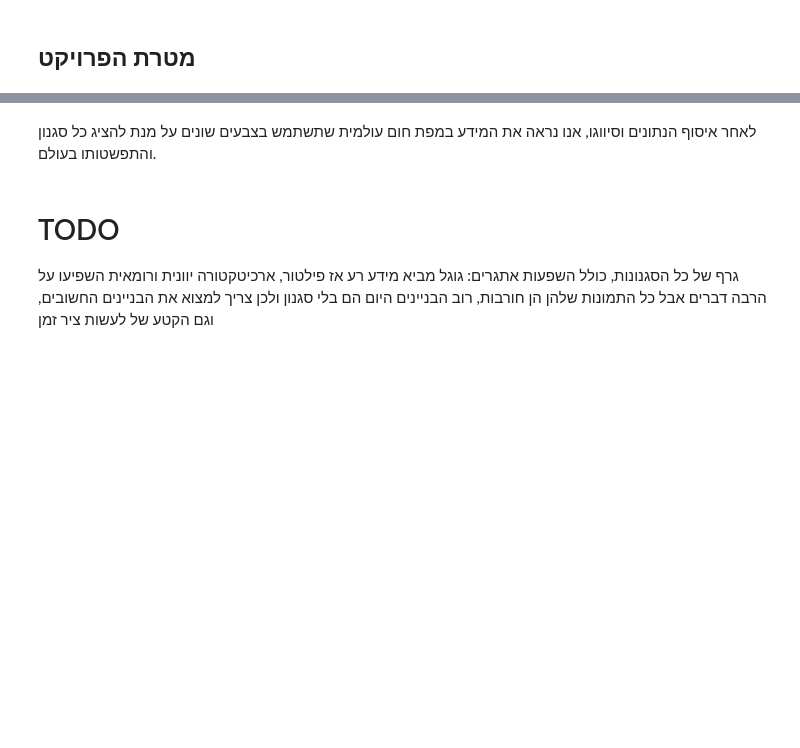
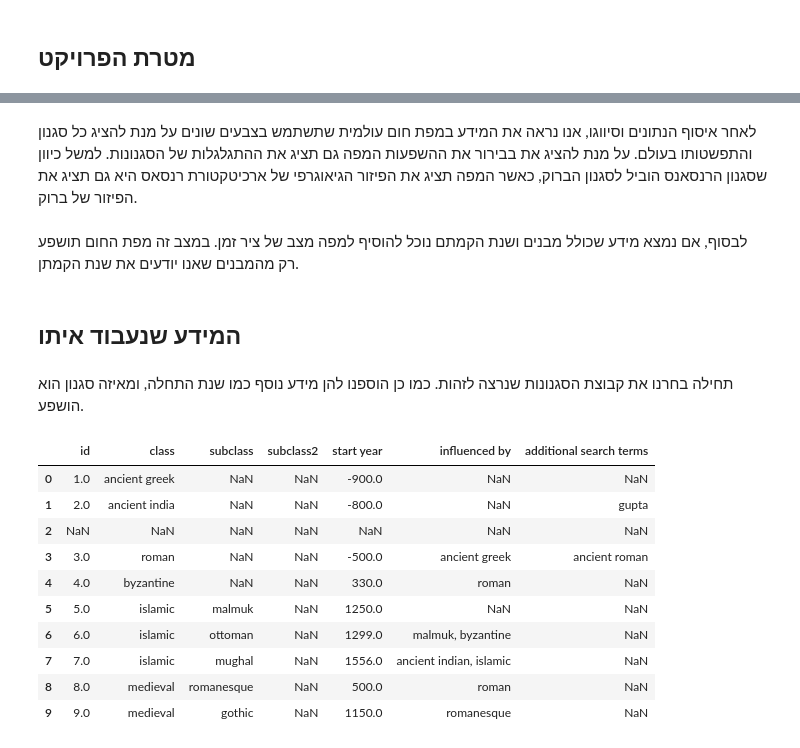
Before and after one commit to yuval105/data-science-project, a Jupyter notebook: project_introduction/project_intro.ipynb, the cells around one changed output, grey strips where cells are left out. Cells and saved outputs as stored; diff of their text form; code cells hidden in the pictures; blank space fills up the shorter version.

```diff
--- a/project_introduction/project_intro.ipynb
+++ b/project_introduction/project_intro.ipynb
@@ -14,7 +14,26 @@
 לכן כאשר נסרוק תמונות של בניינים מהעולם, אנו נרצה לדעת את כל הסגנונות שהשפיעו על הבניין בתמונה - ולכן לא רק נשמור את המחלקה שהתמונה סווגה אליה, אלא את כל המחלקות שהמסווג האמין שנכללות מעל רף מסוים.
 # %% [markdown]
 לאחר איסוף הנתונים וסיווגו, אנו נראה את המידע במפת חום עולמית שתשתמש בצבעים שונים על מנת להציג כל סגנון והתפשטותו בעולם.
+על מנת להציג את בבירור את ההשפעות המפה גם תציג את ההתגלגלות של הסגנונות. למשל כיוון שסגנון הרנסאנס הוביל לסגנון הברוק, כאשר המפה תציג את הפיזור הגיאוגרפי של ארכיטקטורת רנסאס היא גם תציג את הפיזור של ברוק.
-# %% [markdown]
-# TODO
-גרף של כל הסגנונות, כולל השפעות
-אתגרים: גוגל מביא מידע רע אז פילטור, ארכיטקטורה יוונית ורומאית השפיעו על הרבה דברים אבל כל התמונות שלהן הן חורבות, רוב הבניינים היום הם בלי סגנון ולכן צריך למצוא את הבניינים החשובים, וגם הקטע של לעשות ציר זמן
+# %% [markdown]
+לבסוף, אם נמצא מידע שכולל מבנים ושנת הקמתם נוכל להוסיף למפה מצב של ציר זמן. במצב זה מפת החום תושפע רק מהמבנים שאנו יודעים את שנת הקמתן.
+# %% [markdown]
+## המידע שנעבוד איתו
+# %% [markdown]
+תחילה בחרנו את קבוצת הסגנונות שנרצה לזהות. כמו כן הוספנו להן מידע נוסף כמו שנת התחלה, ומאיזה סגנון הוא הושפע.
+# %%
+import pandas as pd
+data = pd.read_csv('../data/architectural_styles.csv')
+data.head(10)
+# %% [output]
+|  | id | class | subclass | subclass2 | start year | influenced by | additional search terms |
+| 0 | 1.0 | ancient greek | NaN | NaN | -900.0 | NaN | NaN |
+| 1 | 2.0 | ancient india | NaN | NaN | -800.0 | NaN | gupta |
+| 2 | NaN | NaN | NaN | NaN | NaN | NaN | NaN |
+| 3 | 3.0 | roman | NaN | NaN | -500.0 | ancient greek | ancient roman |
+| 4 | 4.0 | byzantine | NaN | NaN | 330.0 | roman | NaN |
+| 5 | 5.0 | islamic | malmuk | NaN | 1250.0 | NaN | NaN |
+| 6 | 6.0 | islamic | ottoman | NaN | 1299.0 | malmuk, byzantine | NaN |
+| 7 | 7.0 | islamic | mughal | NaN | 1556.0 | ancient indian, islamic | NaN |
+| 8 | 8.0 | medieval | romanesque | NaN | 500.0 | roman | NaN |
+| 9 | 9.0 | medieval | gothic | NaN | 1150.0 | romanesque | NaN |
```
Also changed, not shown: parts of 10 cells of this notebook.
